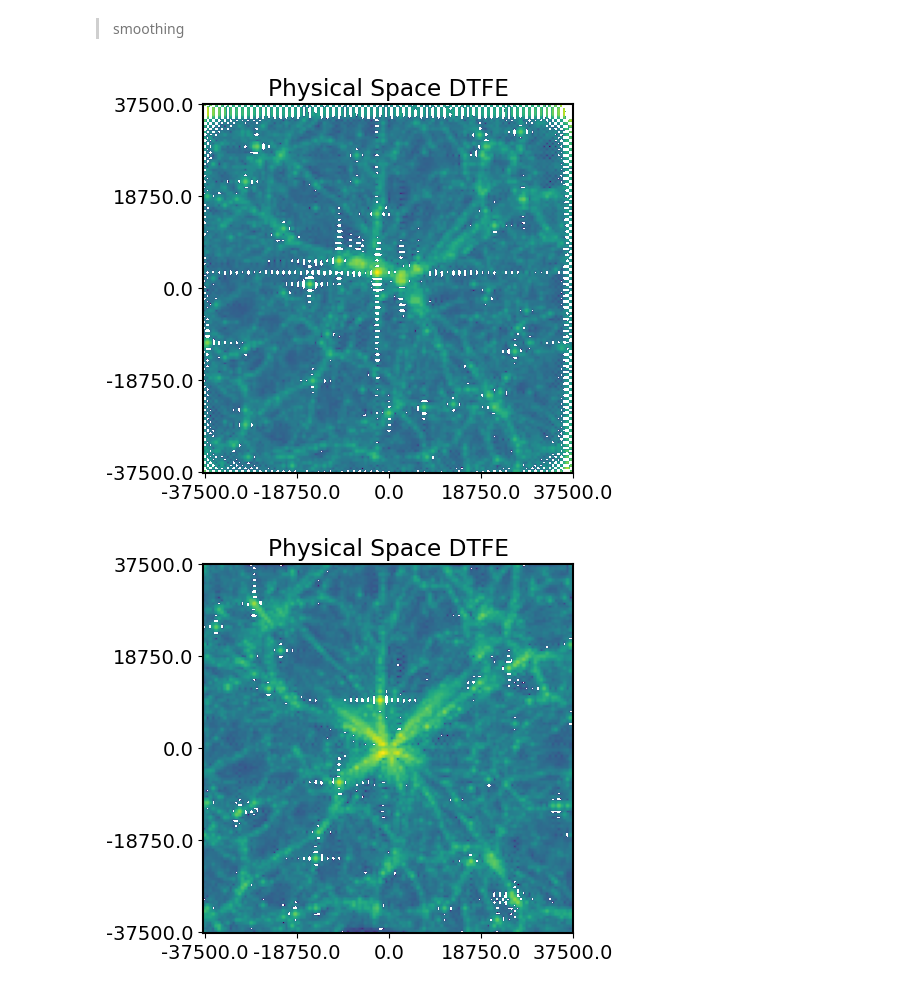
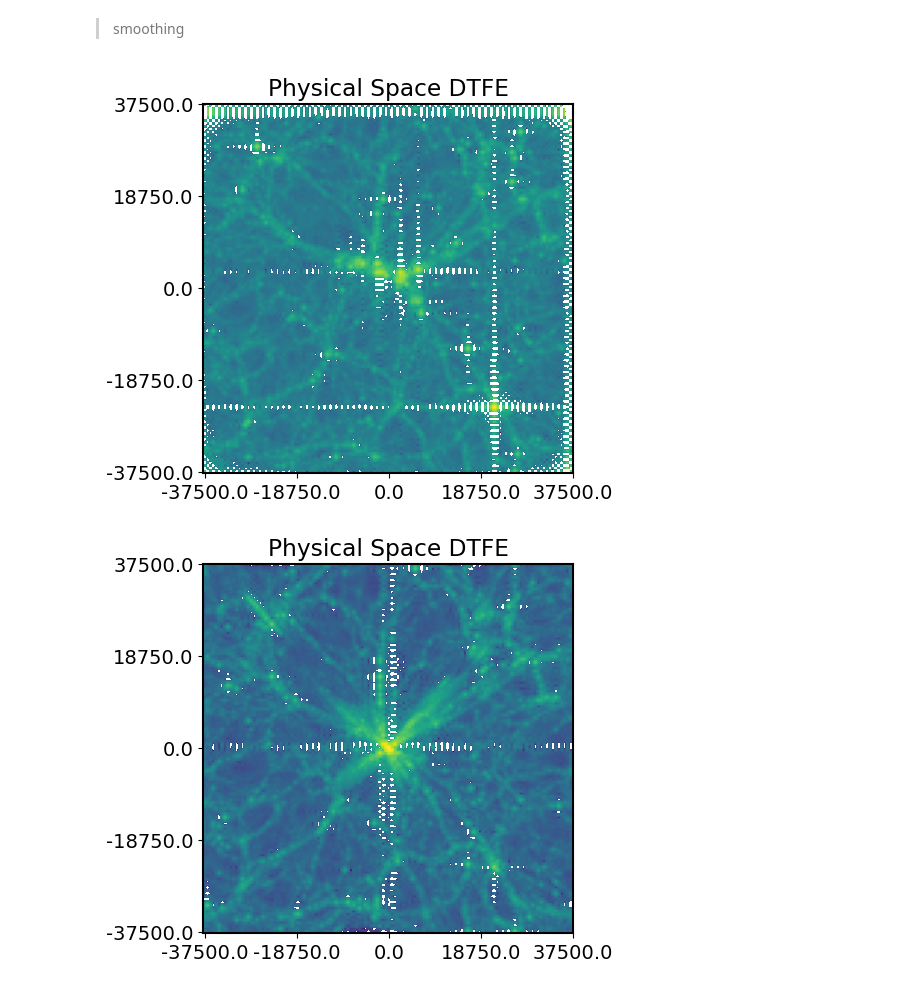
Before and after one commit to ispirovjr/Thesis-Project-Cosmic-Web, a Jupyter notebook: JupyterNotebooks/DTFE Densities.ipynb, the cells around one changed output. Cells and saved outputs as stored; diff of their text form; code cells hidden in the pictures.

```diff
--- a/JupyterNotebooks/DTFE Densities.ipynb
+++ b/JupyterNotebooks/DTFE Densities.ipynb
@@ -557,23 +564,23 @@ def smoothDensity(dens,sigma):
 smoothD = smoothDensity(dens,np.pi/10).real
 # %%
 
-plt.imshow(smoothD[:,:,31],norm="log",origin="lower")
+plt.imshow(smoothD[:,:,int(n/2-1)],norm="log",origin="lower")
 plt.yticks(np.linspace(0,n-2,5), np.linspace(-L/2,L/2,5))
 plt.xticks(np.linspace(0,n-2,5), np.linspace(-L/2,L/2,5))
 
 plt.title("Physical Space DTFE")
 plt.show()
 # %% [output]
-[figure, old version]
+[figure, new version]
 # %%
 smoothDcz = smoothDensity(czdens[:,:,np.abs(zS)<1e3],np.pi/10).real
 
 
-plt.imshow(smoothDcz[:,:,31],norm="log",origin="lower")
+plt.imshow(smoothDcz[:,:,int(n/2-1)],norm="log",origin="lower")
 plt.yticks(np.linspace(0,n-2,5), np.linspace(-L/2,L/2,5))
 plt.xticks(np.linspace(0,n-2,5), np.linspace(-L/2,L/2,5))
 
 plt.title("Physical Space DTFE")
 plt.show()
 # %% [output]
-[figure, old version]
+[figure, new version]
```
Also changed, not shown: parts of 11 cells of this notebook.
